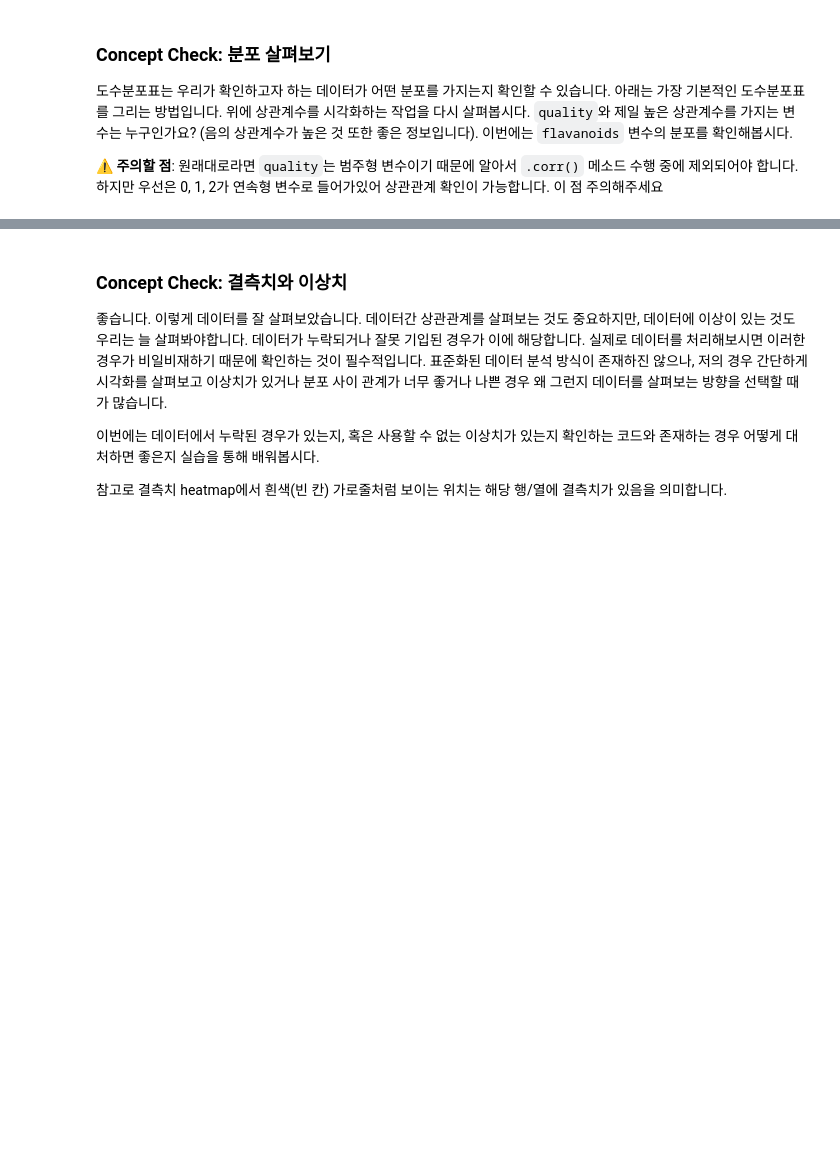
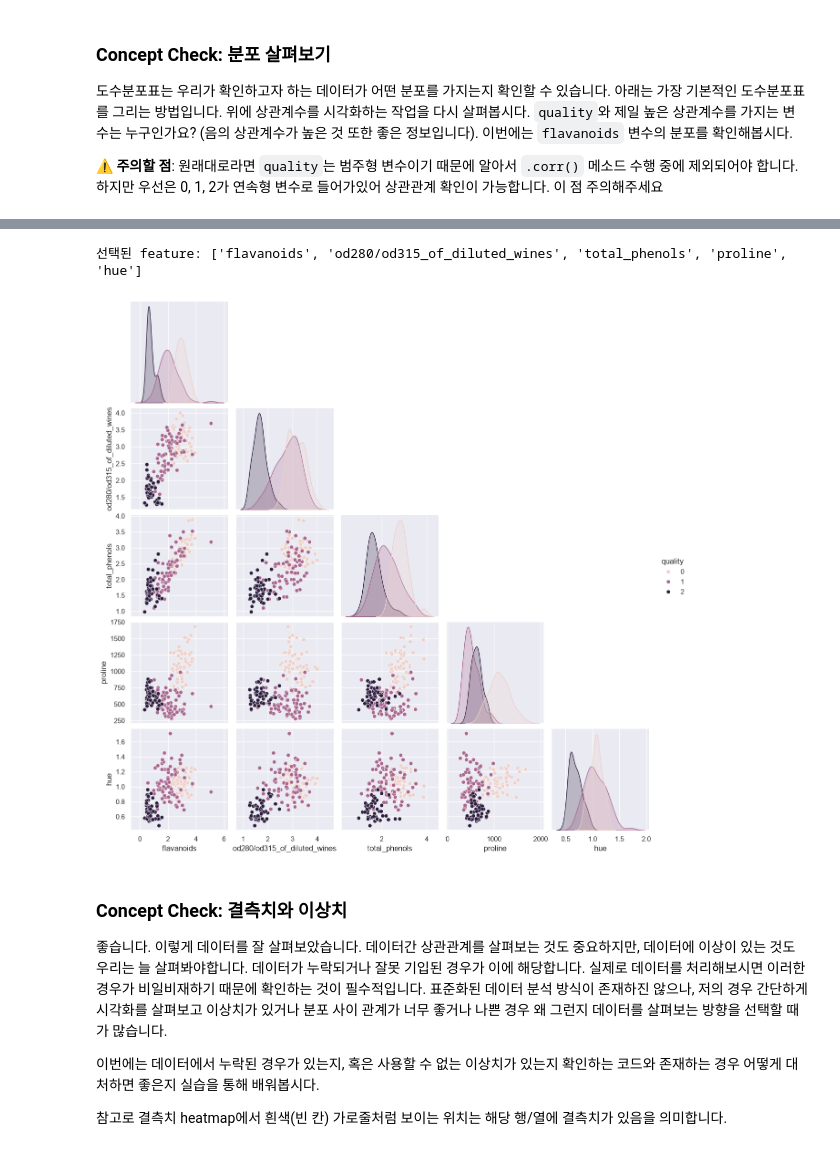
Before and after one commit to marlanee/TIL, a Jupyter notebook: ssafy_practice/chapter_1_1_ws/(실습-문제) 1-1_데이터 EDA 및 모델 학습.ipynb, the cells around one changed output, grey strips where cells are left out. Saved outputs shown, nothing was run; the diff lists cells and outputs as text; code cells hidden in the pictures; blank space fills up the shorter version.

```diff
--- a/ssafy_practice/chapter_1_1_ws/(실습-문제) 1-1_데이터 EDA 및 모델 학습.ipynb
+++ b/ssafy_practice/chapter_1_1_ws/(실습-문제) 1-1_데이터 EDA 및 모델 학습.ipynb
@@ -385,12 +392,21 @@ plt.show()
     <img src="https://github.com/1pha/image-repo/blob/main/module3/pairplot.png?raw=true" alt="Seaborn Example" width="600"/>
 # %%
 # 1. 타깃 변수인 `quality`와 상관관계가 가장 높은 5개의 특성을 `top_features`에 할당해주세요.
-top_features = None
-print("선택된 feature:", top_features.tolist())
+top_features = (
+    df.corr()['quality']
+    .drop('quality')
+    .abs()
+    .nlargest(5)
+    .index.tolist()
+)
+print("선택된 feature:", top_features)
 
 # 2. seaborn.pairplot을 통해 `top_features`에 속하는 특성끼리 scatterplot을 모두 한 군데에 담아주세요.
-
+sns.pairplot(data=df, vars=top_features, hue="quality", corner=True)
 plt.show()
+# %% [output]
+선택된 feature: ['flavanoids', 'od280/od315_of_diluted_wines', 'total_phenols', 'proline', 'hue']
+[figure, added]
 # %% [markdown]
 ### Concept Check: 결측치와 이상치
 
```
Also changed, not shown: parts of 6 cells of this notebook, 3 other files.
